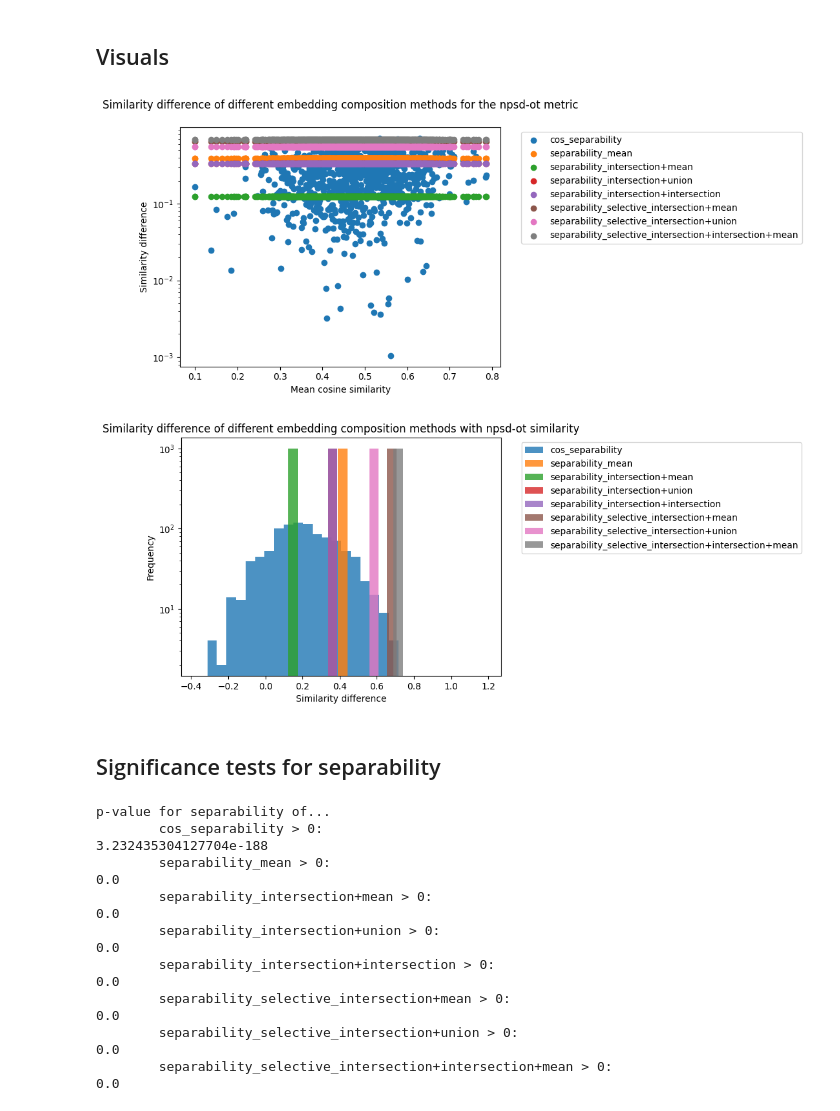
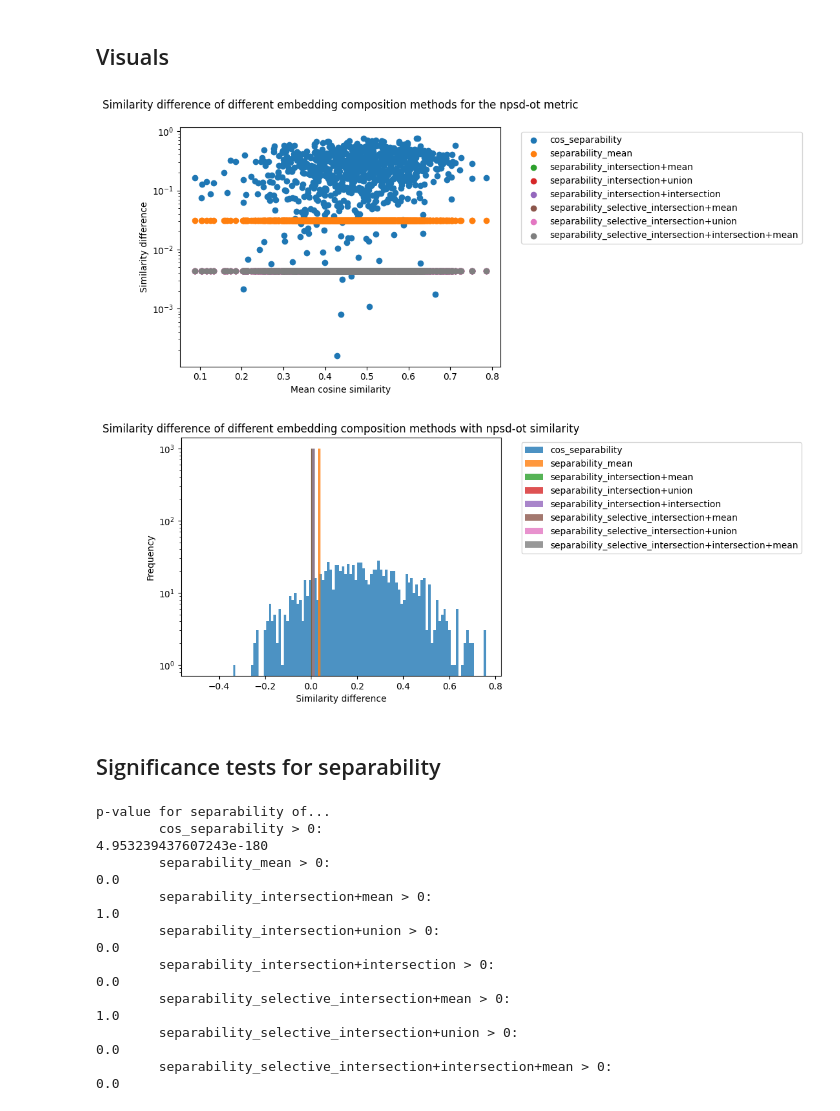
Before and after one commit to IsaacFigNewton/DisCoFuzz, a Jupyter notebook: DisCoFuzz_WF.ipynb, the cells around one changed output. Cells and saved outputs as stored; diff of their text form; code cells hidden in the pictures.

```diff
--- a/DisCoFuzz_WF.ipynb
+++ b/DisCoFuzz_WF.ipynb
@@ -625,7 +625,7 @@ class FuzzyFourierTensorTransformer:
     All operations are vectorized and GPU-compatible.
     """
 
-    def __init__(self, sigma: float = 0.1, kernel_size: int = 32):
+    def __init__(self, sigma: float = 0.1, kernel_size: int = 8):
         self.fuzzifier = FourierFuzzifier(sigma, kernel_size)
         self.kernel_size = kernel_size
 
@@ -1203,29 +1230,29 @@ plt.show()
 
 del sep_eval_df["mean_cos_similarity"]
 # %% [output]
-[figure, old version]
+[figure, new version]
 # %%
 for col in sep_eval_df.columns:
   plt.hist(
       sep_eval_df[col],
-      bins=20,
+      bins=100,
       alpha=0.8,
-      # range=(-1, 1)
+      # range=(-.01, .01)
   )
 
 plt.xlabel("Similarity difference")
 plt.ylabel("Frequency")
 # plt.xscale("log")
 plt.yscale("log")
 plt.legend(
     sep_eval_df.columns,
     bbox_to_anchor=(1.05, 1),
     loc='upper left'
 )
 plt.title(f"Similarity difference of different embedding composition methods with {sim_metric} similarity")
 plt.show()
 # %% [output]
-[figure, old version]
+[figure, new version]
 # %% [markdown]
 ## Significance tests for separability
 # %%
@@ -1240,11 +1267,11 @@ for col in sep_eval_df.columns:
   print(f"\t{col} > 0:{'\t'*(10 - len(col)//7)}{p}")
 # %% [output]
 p-value for separability of...
-        cos_separability > 0:                                                           3.232435304127704e-188
+        cos_separability > 0:                                                           4.953239437607243e-180
         separability_mean > 0:                                                          0.0
-        separability_intersection+mean > 0:                                             0.0
+        separability_intersection+mean > 0:                                             1.0
         separability_intersection+union > 0:                                            0.0
         separability_intersection+intersection > 0:                                     0.0
-        separability_selective_intersection+mean > 0:                                   0.0
+        separability_selective_intersection+mean > 0:                                   1.0
         separability_selective_intersection+union > 0:                                  0.0
         separability_selective_intersection+intersection+mean > 0:                      0.0
```
Also changed, not shown: parts of 12 cells of this notebook.
